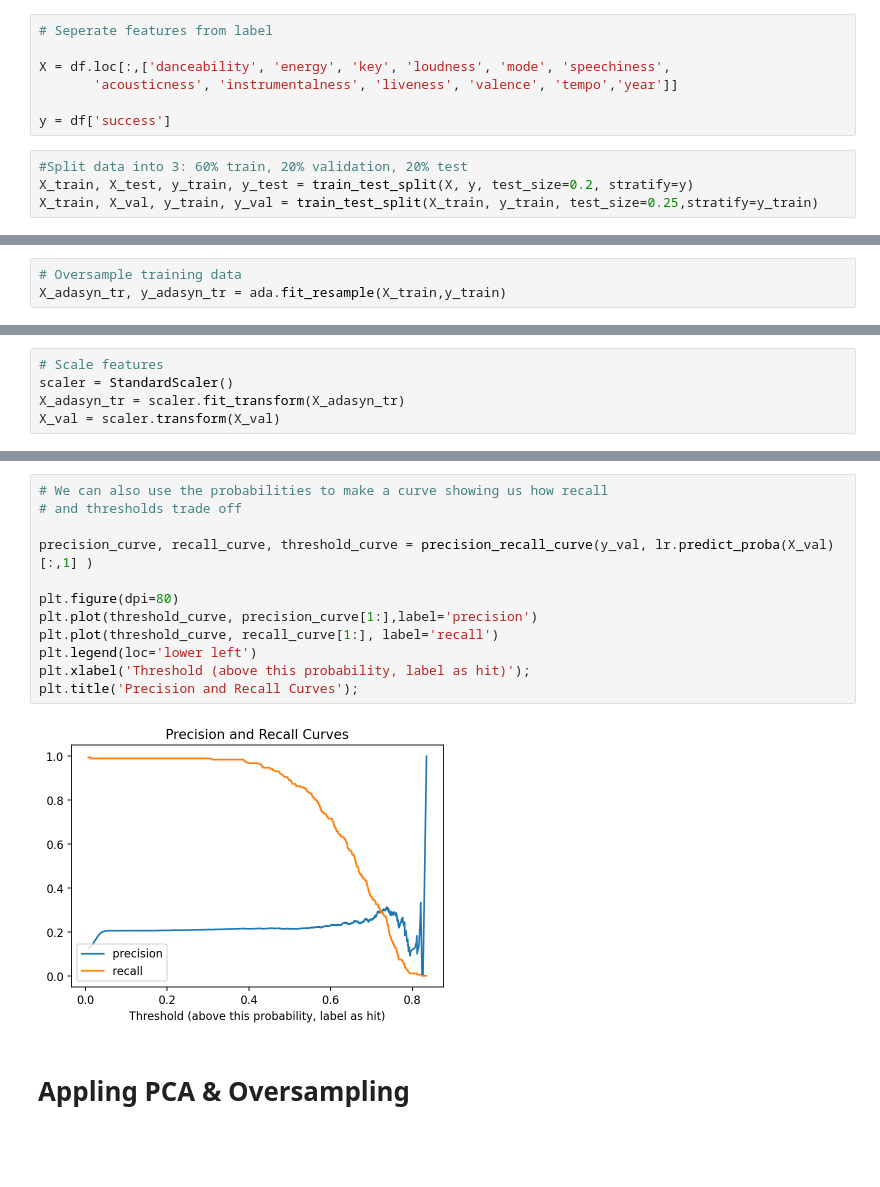
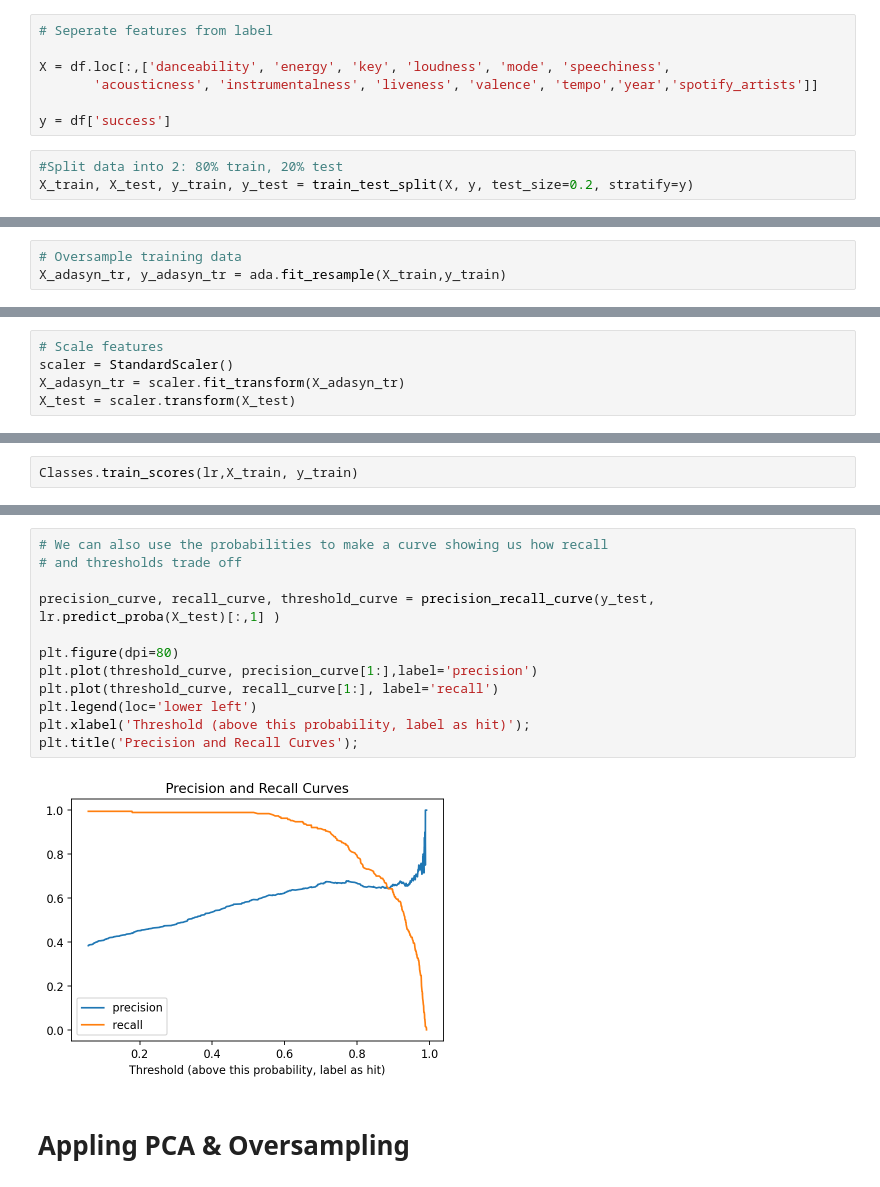
Before and after one commit to andrewdouglassmith1/TikTok_Hit_Predictor, a Jupyter notebook: Outside_Data_Models/3-Baseline_LR.ipynb, the cells around one changed output, grey strips where cells are left out. Drawn from its saved outputs; the diff is of its cells as text; blank space fills up the shorter version.

```diff
--- a/Outside_Data_Models/3-Baseline_LR.ipynb
+++ b/Outside_Data_Models/3-Baseline_LR.ipynb
@@ -105,13 +93,12 @@ plt.title('Precision and Recall Curves');
 # Seperate features from label
 
 X = df.loc[:,['danceability', 'energy', 'key', 'loudness', 'mode', 'speechiness',
-       'acousticness', 'instrumentalness', 'liveness', 'valence', 'tempo','year']]
+       'acousticness', 'instrumentalness', 'liveness', 'valence', 'tempo','year','spotify_artists']]
 
 y = df['success']
 # %%
-#Split data into 3: 60% train, 20% validation, 20% test
+#Split data into 2: 80% train, 20% test
 X_train, X_test, y_train, y_test = train_test_split(X, y, test_size=0.2, stratify=y)
-X_train, X_val, y_train, y_val = train_test_split(X_train, y_train, test_size=0.25,stratify=y_train)
 # %%
 ada = ADASYN(random_state=42)
 # %%
@@ -125,7 +112,7 @@ Counter({0: 4037, 1: 4091})
 # Scale features
 scaler = StandardScaler()
 X_adasyn_tr = scaler.fit_transform(X_adasyn_tr)
-X_val = scaler.transform(X_val)
+X_test = scaler.transform(X_test)
 # %%
 # run logistic regression
 lr = LogisticRegression(max_iter=10000)
@@ -152,0 +121,2 @@ Precision: 0.2137,   Recall: 0.8895
+# %%
+Classes.train_scores(lr,X_train, y_train)
@@ -153,17 +133,17 @@ Precision: 0.2137,   Recall: 0.8895
 # %%
 # We can also use the probabilities to make a curve showing us how recall
 # and thresholds trade off
 
-precision_curve, recall_curve, threshold_curve = precision_recall_curve(y_val, lr.predict_proba(X_val)[:,1] )
+precision_curve, recall_curve, threshold_curve = precision_recall_curve(y_test, lr.predict_proba(X_test)[:,1] )
 
 plt.figure(dpi=80)
 plt.plot(threshold_curve, precision_curve[1:],label='precision')
 plt.plot(threshold_curve, recall_curve[1:], label='recall')
 plt.legend(loc='lower left')
 plt.xlabel('Threshold (above this probability, label as hit)');
 plt.title('Precision and Recall Curves');
 # %% [output]
-[figure, old version]
+[figure, new version]
 # %% [markdown]
 # Appling PCA & Oversampling
 # %%
```
Also changed, not shown: parts of 24 cells of this notebook, 1 other file.
